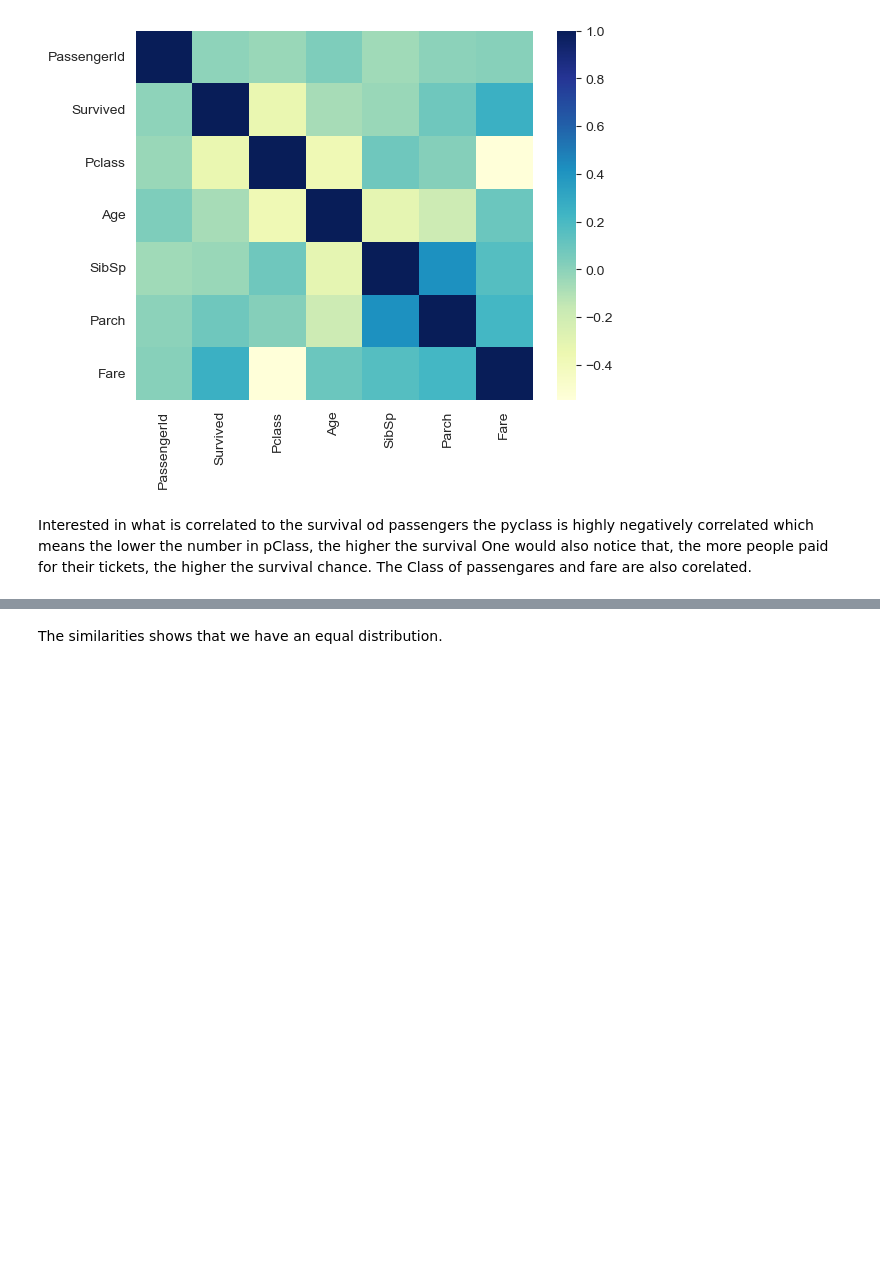
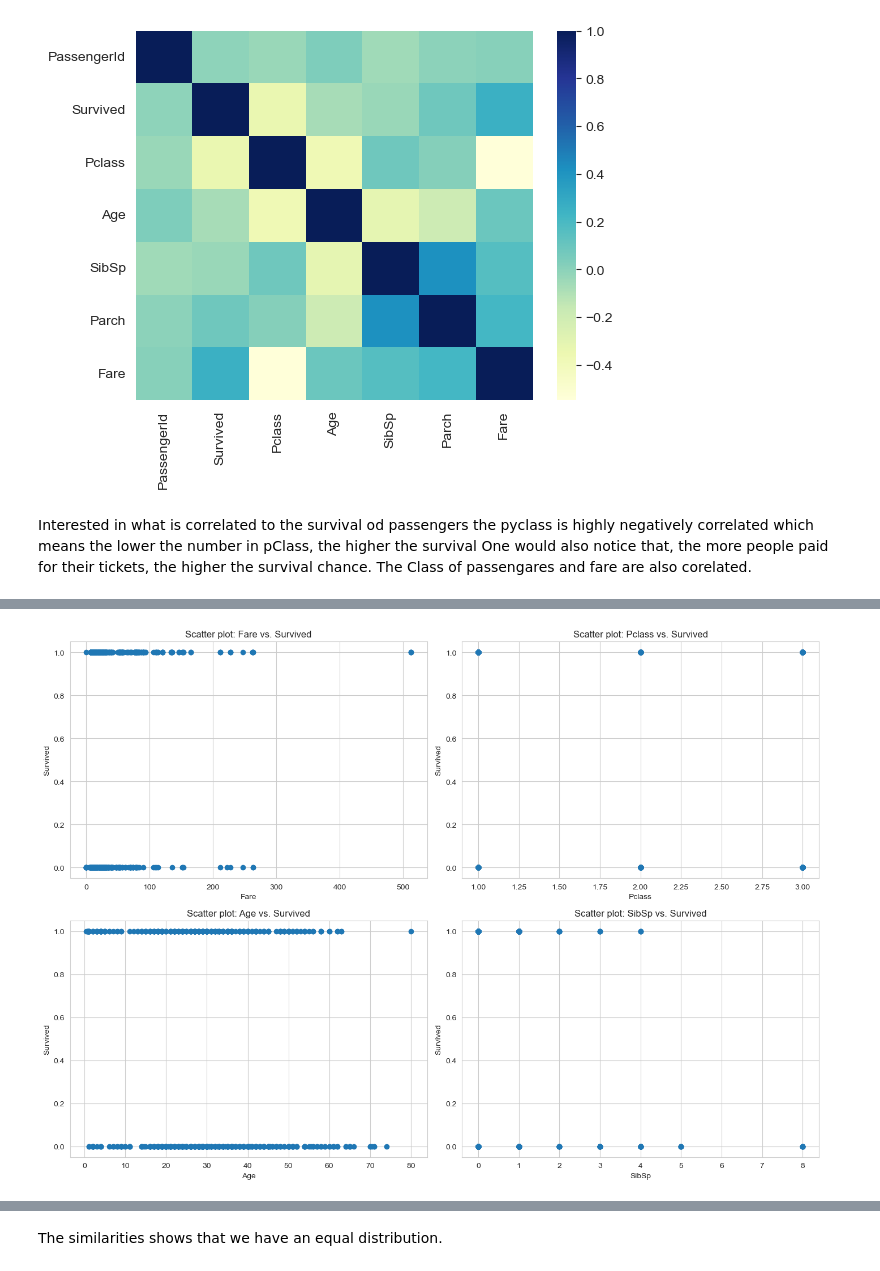
Before and after one commit to latleger/midterm_project, a Jupyter notebook: notebooks/train_EDA.ipynb, the cells around one changed output, grey strips where cells are left out. Saved outputs shown, nothing was run; the diff lists cells and outputs as text; code cells hidden in the pictures; blank space fills up the shorter version.

```diff
--- a/notebooks/train_EDA.ipynb
+++ b/notebooks/train_EDA.ipynb
@@ -106,0 +98,32 @@ The Class of passengares and fare are also corelated.
+# %%
+#further check for linearity using scatter plots
+fig, axes = plt.subplots(nrows=2, ncols=2, figsize=(14, 10))
+
+# Plot 0,0
+axes[0, 0].scatter(train['Fare'], train['Survived'])
+axes[0, 0].set_title('Scatter plot: Fare vs. Survived')
+axes[0, 0].set_xlabel('Fare')
+axes[0, 0].set_ylabel('Survived')
+
+# Plot 0,1
+axes[0, 1].scatter(train['Pclass'], train['Survived'])
+axes[0, 1].set_title('Scatter plot: Pclass vs. Survived')
+axes[0, 1].set_xlabel('Pclass')
+axes[0, 1].set_ylabel('Survived')
+
+# Plot 1,0
+axes[1, 0].scatter(train['Age'], train['Survived'])
+axes[1, 0].set_title('Scatter plot: Age vs. Survived')
+axes[1, 0].set_xlabel('Age')
+axes[1, 0].set_ylabel('Survived')
+
+# Plot 1,1
+axes[1, 1].scatter(train['SibSp'], train['Survived'])
+axes[1, 1].set_title('Scatter plot: SibSp vs. Survived')
+axes[1, 1].set_xlabel('SibSp')
+axes[1, 1].set_ylabel('Survived')
+
+plt.tight_layout()  # Adjust spacing between subplots
+plt.show()
+# %% [output]
+[figure, added]
```
Also changed, not shown: parts of 6 cells of this notebook.
